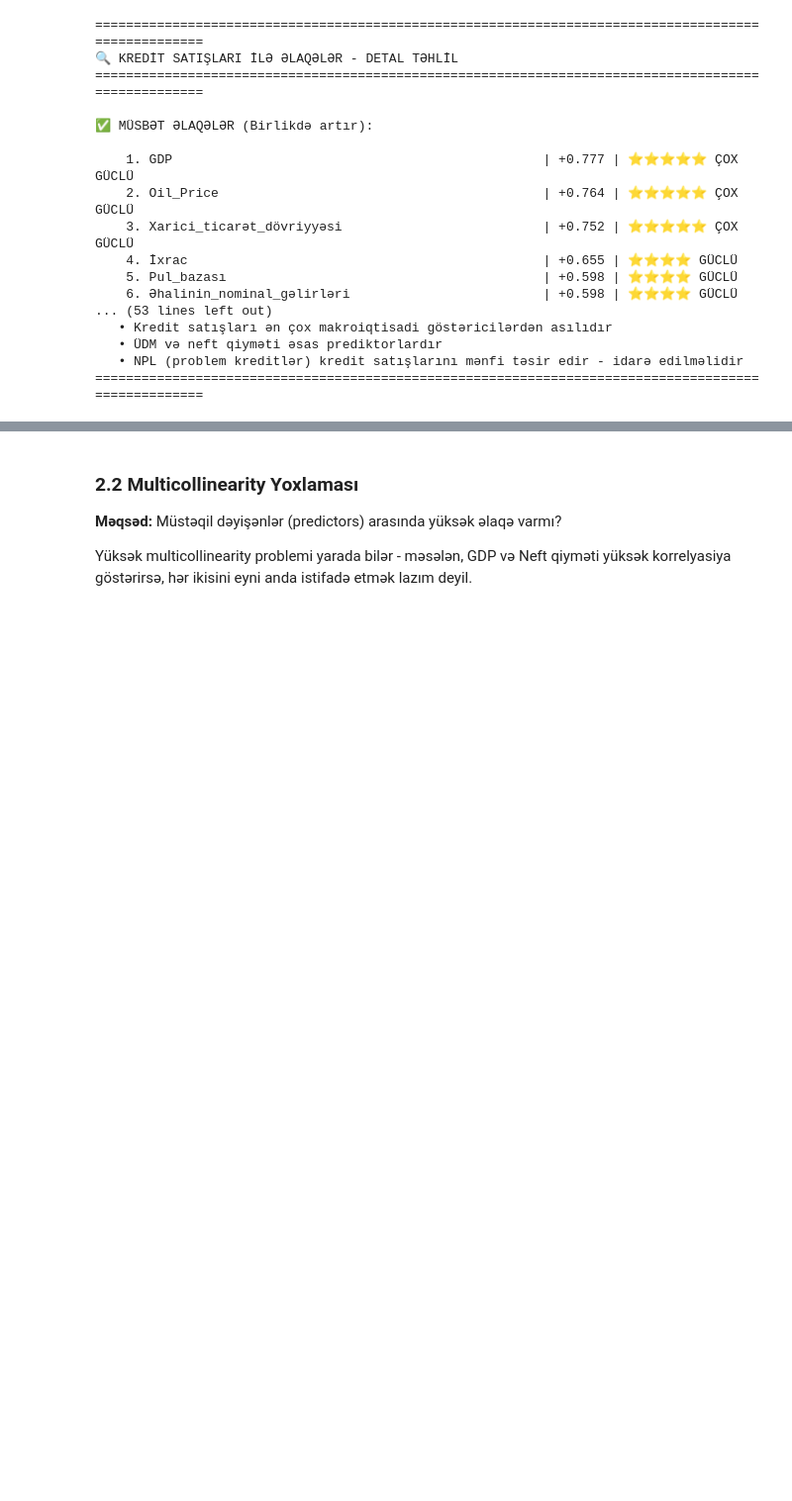
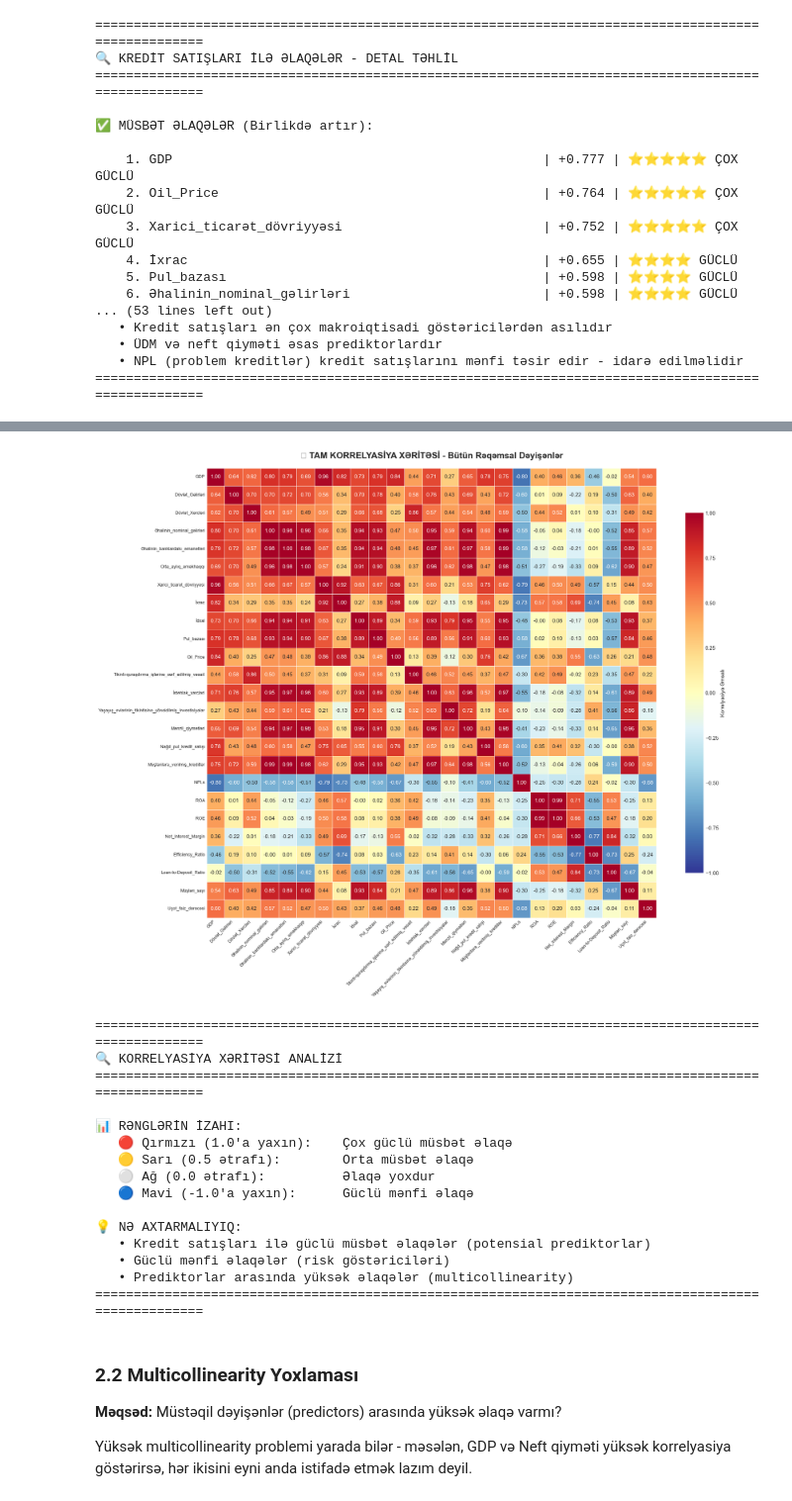
Before and after one commit to science-analyse/loan_sales_prediction, a Jupyter notebook: loan_analysis.ipynb, the cells around one changed output, grey strips where cells are left out. Shown at 99% size. Drawn from its saved outputs; the diff is of its cells as text; code cells hidden in the pictures; blank space fills up the shorter version.

```diff
--- a/loan_analysis.ipynb
+++ b/loan_analysis.ipynb
@@ -420,3 +438,60 @@ print("="*100)
+# %%
+# TAM KORRELYASİYA HEATMAP - Bütün Dəyişənlər
+plt.figure(figsize=(20, 16))
+
+# Korrelyasiya matrisini hesabla
+correlation_matrix = numeric_df.corr()
+
+# Heatmap çək
+sns.heatmap(correlation_matrix,
+            annot=True,
+            fmt='.2f',
+            cmap='RdYlBu_r',
+            center=0,
+            square=True,
+            linewidths=0.5,
+            cbar_kws={"shrink": 0.8, "label": "Korrelyasiya Əmsalı"},
+            vmin=-1,
+            vmax=1)
+
+plt.title('🔥 TAM KORRELYASİYA XƏRİTƏSİ - Bütün Rəqəmsal Dəyişənlər',
+          fontsize=18, fontweight='bold', pad=20)
+plt.xticks(rotation=45, ha='right', fontsize=9)
+plt.yticks(rotation=0, fontsize=9)
+plt.tight_layout()
+plt.show()
+
+print("\n" + "="*100)
+print("🔍 KORRELYASİYA XƏRİTƏSİ ANALİZİ")
+print("="*100)
+print("\n📊 RƏNGLƏRİN İZAHI:")
+print("   🔴 Qırmızı (1.0'a yaxın):    Çox güclü müsbət əlaqə")
+print("   🟡 Sarı (0.5 ətrafı):        Orta müsbət əlaqə")
+print("   ⚪ Ağ (0.0 ətrafı):          Əlaqə yoxdur")
+print("   🔵 Mavi (-1.0'a yaxın):      Güclü mənfi əlaqə")
+
+print("\n💡 NƏ AXTARMALIYIQ:")
+print("   • Kredit satışları ilə güclü müsbət əlaqələr (potensial prediktorlar)")
+print("   • Güclü mənfi əlaqələr (risk göstəriciləri)")
+print("   • Prediktorlar arasında yüksək əlaqələr (multicollinearity)")
+print("="*100)
+# %% [output]
+[figure, added]
+====================================================================================================
+🔍 KORRELYASİYA XƏRİTƏSİ ANALİZİ
+====================================================================================================
+
+📊 RƏNGLƏRİN İZAHI:
+   🔴 Qırmızı (1.0'a yaxın):    Çox güclü müsbət əlaqə
+   🟡 Sarı (0.5 ətrafı):        Orta müsbət əlaqə
+   ⚪ Ağ (0.0 ətrafı):          Əlaqə yoxdur
+   🔵 Mavi (-1.0'a yaxın):      Güclü mənfi əlaqə
+
+💡 NƏ AXTARMALIYIQ:
+   • Kredit satışları ilə güclü müsbət əlaqələr (potensial prediktorlar)
+   • Güclü mənfi əlaqələr (risk göstəriciləri)
+   • Prediktorlar arasında yüksək əlaqələr (multicollinearity)
+====================================================================================================
 # %% [markdown]
 ### 2.2 Multicollinearity Yoxlaması
 
```
Also changed, not shown: parts of 12 cells of this notebook.
